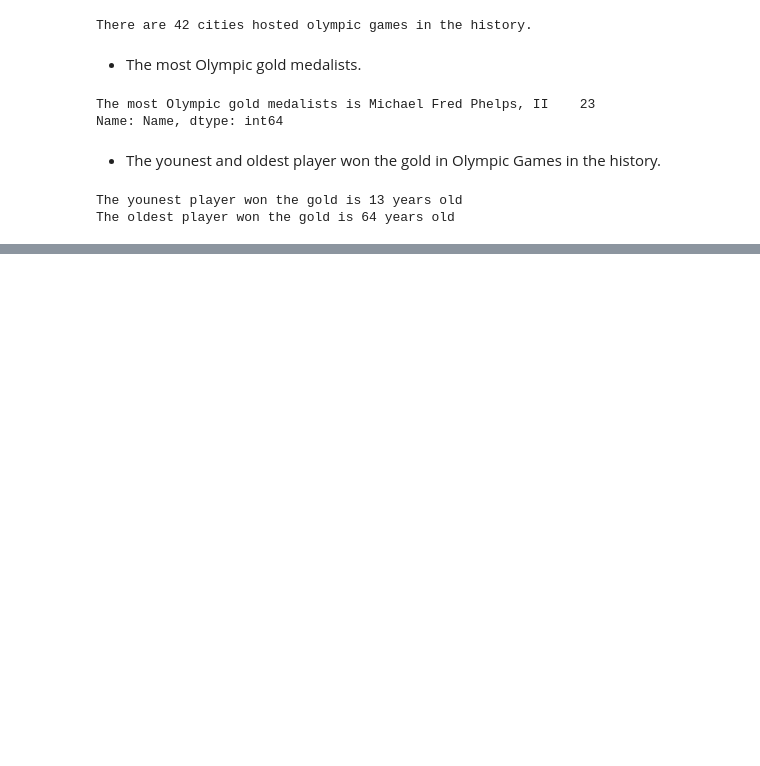
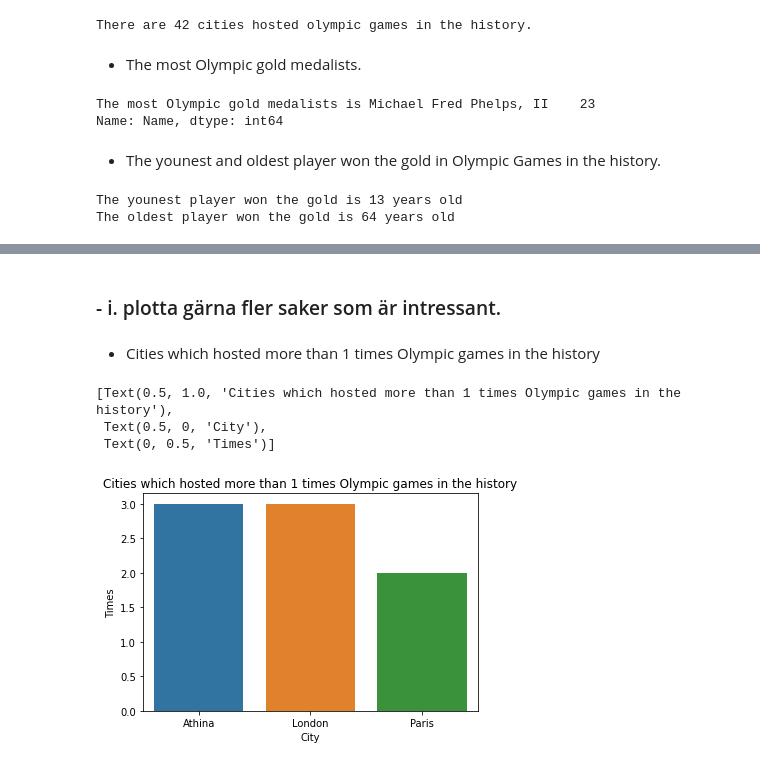
Before and after one commit to cooperhankun/Databehandling-OS-projekt-Kun-Xiu, a Jupyter notebook: Projekt-OS.ipynb, the cells around one changed output, grey strips where cells are left out. Cells and saved outputs as stored; diff of their text form; code cells hidden in the pictures; blank space fills up the shorter version.

```diff
--- a/Projekt-OS.ipynb
+++ b/Projekt-OS.ipynb
@@ -133,0 +156,15 @@ The oldest player won the gold is 64 years old
+# %% [markdown]
+### - i. plotta gärna fler saker som är intressant.
+# %% [markdown]
+- Cities which hosted more than 1 times Olympic games in the history
+# %%
+cities_os = players_os[["Year", "City"]]
+cities_os = cities_os.drop_duplicates("Year")
+cities_os = cities_os["City"].value_counts().head(3).reset_index()
+
+sns.barplot(data=cities_os, x="index", y="City").set(title="Cities which hosted more than 1 times Olympic games in the history", xlabel="City", ylabel="Times")
+# %% [output]
+[Text(0.5, 1.0, 'Cities which hosted more than 1 times Olympic games in the history'),
+ Text(0.5, 0, 'City'),
+ Text(0, 0.5, 'Times')]
+[figure, added]
```
Also changed, not shown: parts of 6 cells of this notebook.
